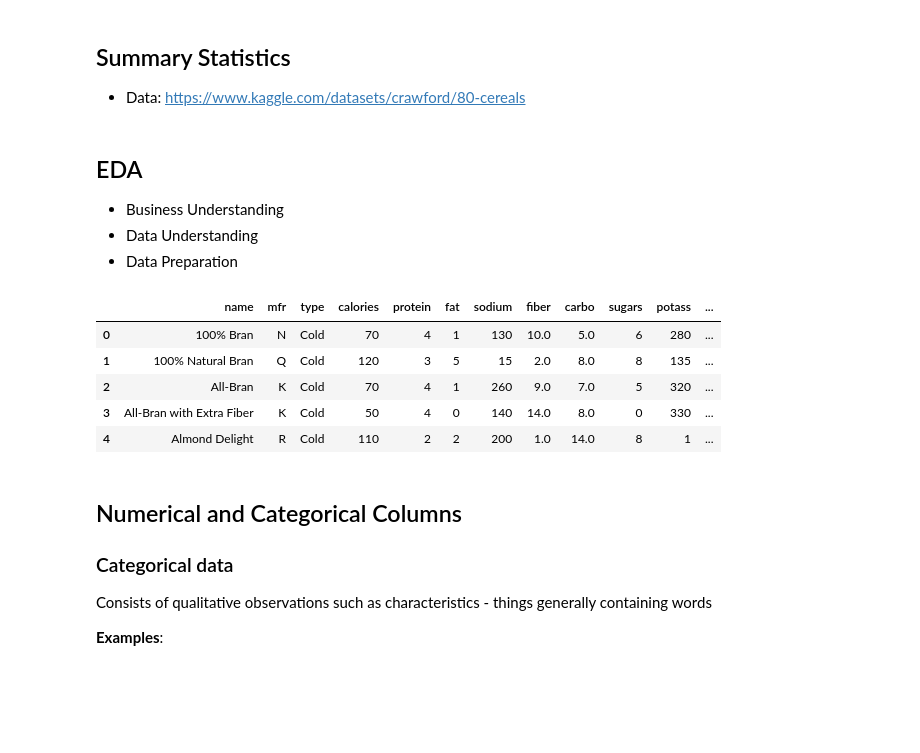
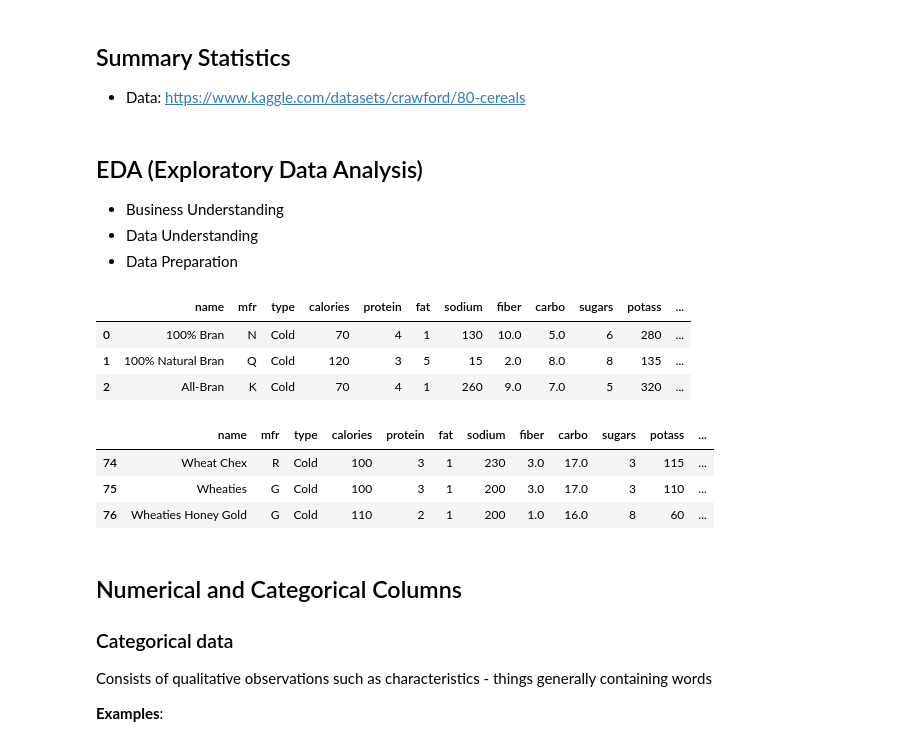
Before and after one commit to gabrielalusofona/icd, a Jupyter notebook: 02-EDA.ipynb, the cells around one changed output. Drawn from its saved outputs; the diff is of its cells as text; code cells hidden in the pictures; blank space fills up the shorter version.

```diff
--- a/02-EDA.ipynb
+++ b/02-EDA.ipynb
@@ -15,20 +15,25 @@ Recommended:
 
 * Data: https://www.kaggle.com/datasets/crawford/80-cereals
 # %% [markdown]
-## EDA
+## EDA (Exploratory Data Analysis)
 * Business Understanding
 * Data Understanding
 * Data Preparation
 # %%
 cereal = pd.read_csv('data/cereal.csv')
-cereal.head()
+cereal.head(3)
 # %% [output]
 |  | name | mfr | type | calories | protein | fat | sodium | fiber | carbo | sugars | potass | ... |
 | 0 | 100% Bran | N | Cold | 70 | 4 | 1 | 130 | 10.0 | 5.0 | 6 | 280 | ... |
 | 1 | 100% Natural Bran | Q | Cold | 120 | 3 | 5 | 15 | 2.0 | 8.0 | 8 | 135 | ... |
 | 2 | All-Bran | K | Cold | 70 | 4 | 1 | 260 | 9.0 | 7.0 | 5 | 320 | ... |
-| 3 | All-Bran with Extra Fiber | K | Cold | 50 | 4 | 0 | 140 | 14.0 | 8.0 | 0 | 330 | ... |
-| 4 | Almond Delight | R | Cold | 110 | 2 | 2 | 200 | 1.0 | 14.0 | 8 | 1 | ... |
+# %%
+cereal.tail(3)
+# %% [output]
+|  | name | mfr | type | calories | protein | fat | sodium | fiber | carbo | sugars | potass | ... |
+| 74 | Wheat Chex | R | Cold | 100 | 3 | 1 | 230 | 3.0 | 17.0 | 3 | 115 | ... |
+| 75 | Wheaties | G | Cold | 100 | 3 | 1 | 200 | 3.0 | 17.0 | 3 | 110 | ... |
+| 76 | Wheaties Honey Gold | G | Cold | 110 | 2 | 1 | 200 | 1.0 | 16.0 | 8 | 60 | ... |
 # %% [markdown]
 ## Numerical and Categorical Columns
 
```
Also changed, not shown: parts of 21 cells of this notebook, 8 other files.
